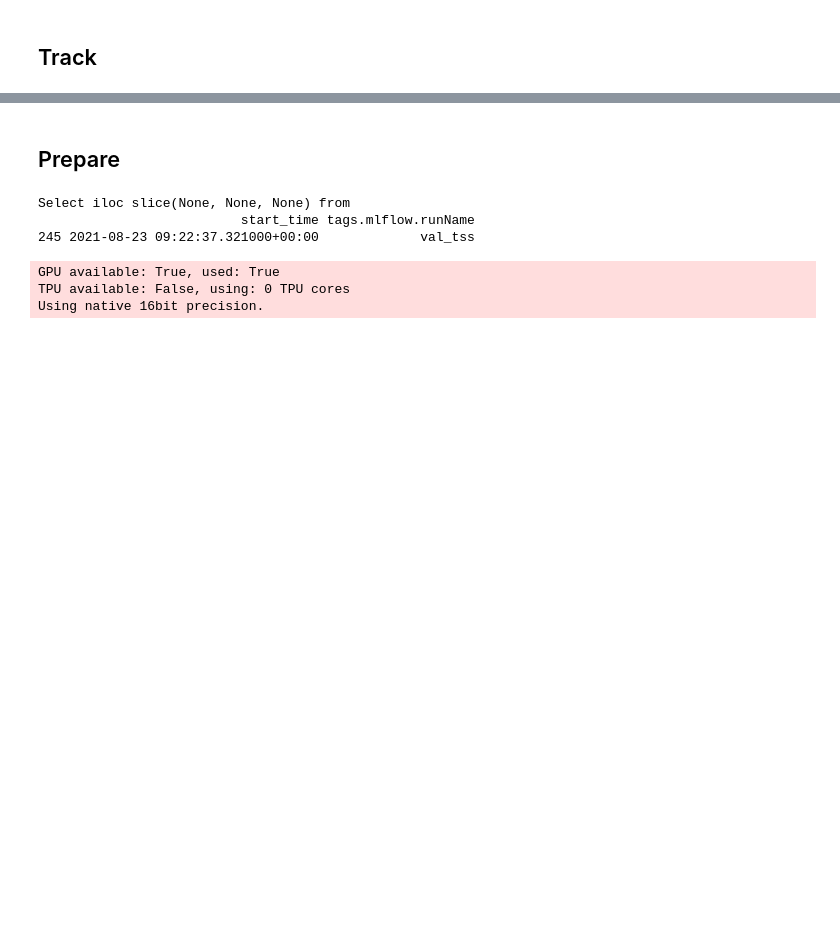
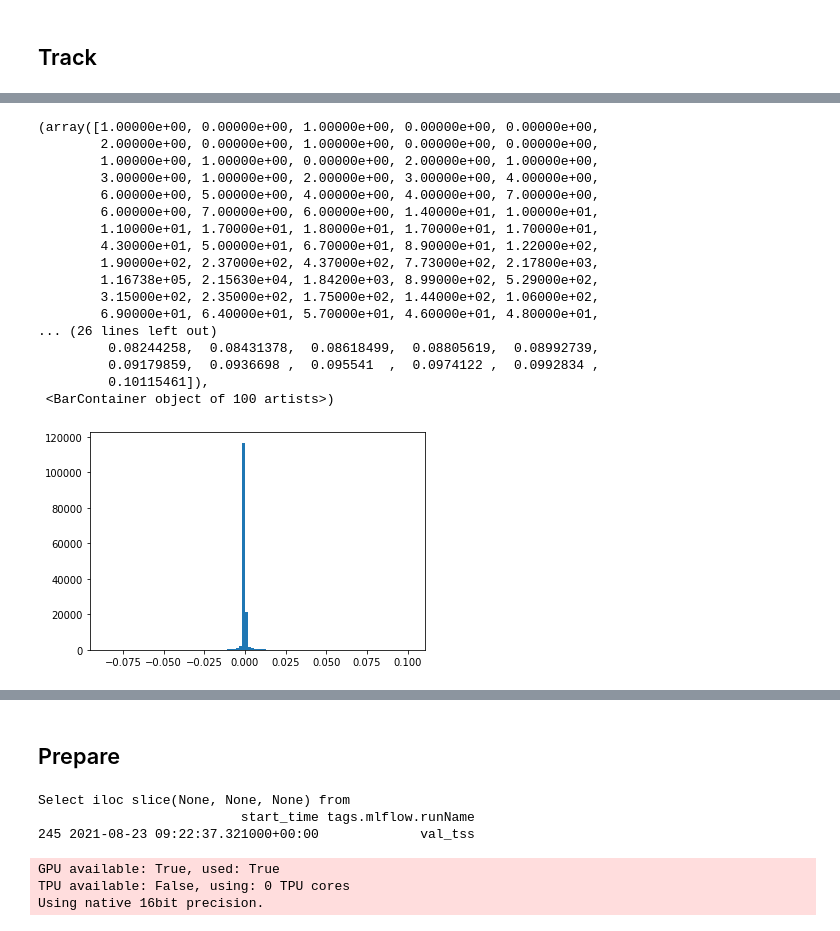
Before and after one commit to ZeyuSun/flare-prediction-smarp, a Jupyter notebook: notebooks/Captum.ipynb, the cells around one changed output, grey strips where cells are left out. Saved outputs shown, nothing was run; the diff lists cells and outputs as text; code cells hidden in the pictures; blank space fills up the shorter version.

```diff
--- a/notebooks/Captum.ipynb
+++ b/notebooks/Captum.ipynb
@@ -190,3 +283,24 @@ plt.imshow(gaussian_filter(heatmaps['IntegratedGradients'][-1][0,0], sigma=2), v
+# %%
+plt.hist(np.array(heatmaps['IntegratedGradients']).ravel(), bins=100)
+# %% [output]
+(array([1.00000e+00, 0.00000e+00, 1.00000e+00, 0.00000e+00, 0.00000e+00,
+        2.00000e+00, 0.00000e+00, 1.00000e+00, 0.00000e+00, 0.00000e+00,
+        1.00000e+00, 1.00000e+00, 0.00000e+00, 2.00000e+00, 1.00000e+00,
+        3.00000e+00, 1.00000e+00, 2.00000e+00, 3.00000e+00, 4.00000e+00,
+        6.00000e+00, 5.00000e+00, 4.00000e+00, 4.00000e+00, 7.00000e+00,
+        6.00000e+00, 7.00000e+00, 6.00000e+00, 1.40000e+01, 1.00000e+01,
+        1.10000e+01, 1.70000e+01, 1.80000e+01, 1.70000e+01, 1.70000e+01,
+        4.30000e+01, 5.00000e+01, 6.70000e+01, 8.90000e+01, 1.22000e+02,
+        1.90000e+02, 2.37000e+02, 4.37000e+02, 7.73000e+02, 2.17800e+03,
+        1.16738e+05, 2.15630e+04, 1.84200e+03, 8.99000e+02, 5.29000e+02,
+        3.15000e+02, 2.35000e+02, 1.75000e+02, 1.44000e+02, 1.06000e+02,
+        6.90000e+01, 6.40000e+01, 5.70000e+01, 4.60000e+01, 4.80000e+01,
+... (26 lines left out)
+         0.08244258,  0.08431378,  0.08618499,  0.08805619,  0.08992739,
+         0.09179859,  0.0936698 ,  0.095541  ,  0.0974122 ,  0.0992834 ,
+         0.10115461]),
+ <BarContainer object of 100 artists>)
+[figure, added]
 # %%
 #figs = plot_heatmaps_contour(heatmaps['Original'], {k: heatmaps[k] for k in heatmaps if k != 'nalOrigi'})
 figs = plot_heatmaps_contour(heatmaps['Original'], {k: heatmaps[k] for k in heatmaps if k == 'IntegratedGradients'})
```
Also changed, not shown: parts of 21 cells of this notebook, 1 other file.
